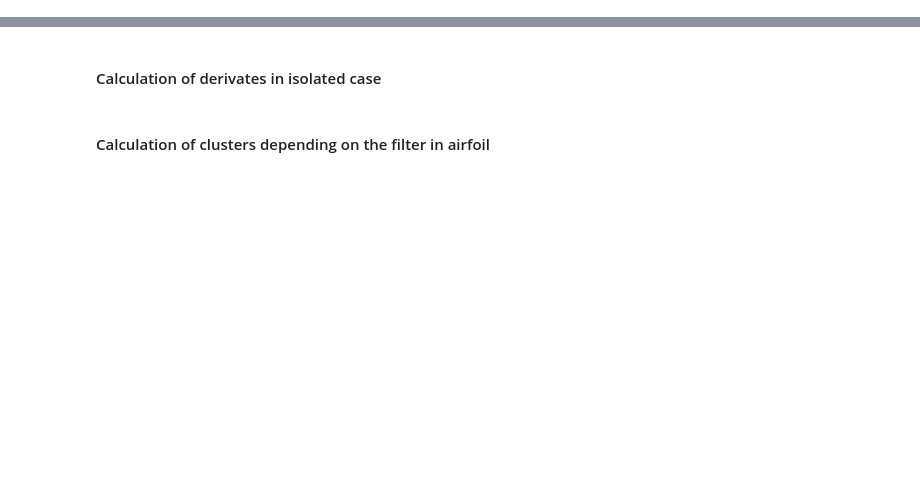
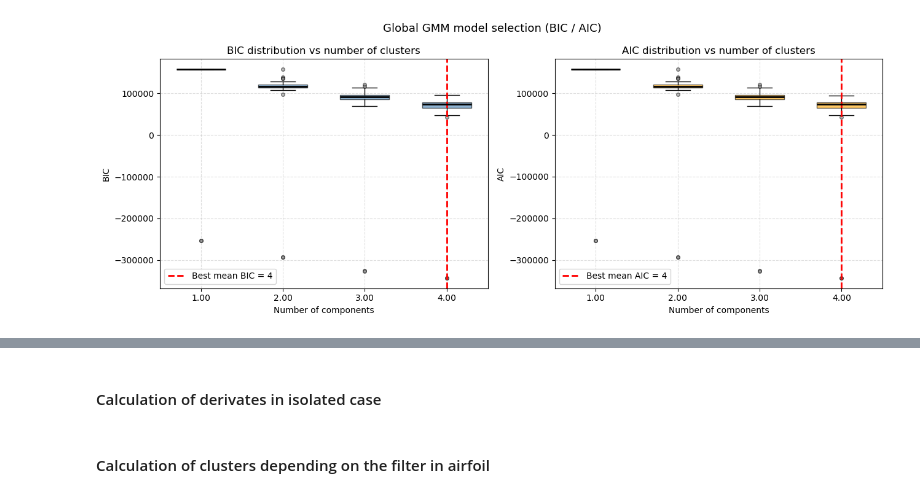
Before and after one commit to ninjaraiz/fellowship-of-the-ring, a Jupyter notebook: examples/example_pylom_clustering.ipynb, the cells around one changed output, grey strips where cells are left out. Drawn from its saved outputs; the diff is of its cells as text; code cells hidden in the pictures; blank space fills up the shorter version.

```diff
--- a/examples/example_pylom_clustering.ipynb
+++ b/examples/example_pylom_clustering.ipynb
@@ -1,11 +1,11 @@
 # %%
+import sys
 try:
     import pyLOM
     print('Entorno con pyLOM instalado')
 except ImportError as e:
     print(e)
     print('Imported by local repository')
-    import sys
     sys.path.append('/home/migueljaraiz/anaconda3/repos/pyLowOrder')
 
 from FotR import FRODO
@@ -13,20 +13,22 @@ import matplotlib.pyplot as plt
 import os
 
 config = {
-    'laptop': {
-        'root_dir': '/home/migueljaraiz/anaconda3/repos/',
-        'folder_to_save': '/home/migueljaraiz/anaconda3/repos/GMM_TIFON/',
+    'root_dir':{
+        'laptop': '/home/migueljaraiz/anaconda3/repos/',
+        'cluster': '/home/m.jaraiz/Documentos/DATASETS/data_TIFON/rans3_extended/outputs/',
+        'FotR_ex': '/home/m.jaraiz/Documentos/DATASETS/data_TIFON/rans3_extended/outputs/'
     },
-    'cluster': {
-        'root_dir': '/home/m.jaraiz/Documentos/DATASETS/data_TIFON/rans3_extended/outputs/',
-        'folder_to_save': '/home/m.jaraiz/Documentos/GMM/GMM_TIFON/'
+    'folder_to_save':{
+        'laptop': '/home/migueljaraiz/anaconda3/repos/GMM_TIFON/',
+        'cluster': '/home/m.jaraiz/Documentos/GMM/GMM_TIFON/',
+        'FotR_ex': './example_GMM/'
     }
 }
 
-pc = 'laptop'
+pc = 'FotR_ex'
 
 db = FRODO(
-    root_dir = config[pc]['root_dir'],
+    root_dir = config['root_dir'][pc],
     format = 'PYLOM',
     file = 'CADGroup_3_completo_stage_1.h5')
 
@@ -72,67 +74,87 @@ xyz = db.sets.get_xyz()           # (npoints, 3)
 aoa   = db.sets.get_variable('aoa') # (500,)
 mach = db.sets.get_variable('mach')   # (500,)
 cp  = db.sets.get_field('cp')     # (npoints, 500)
-gradrho = db.sets.get_field('gradrho')[0, :, :]#np.linalg.norm(db.sets.get_field('gradrho'), ord=2,axis=0)
-gradT = db.sets.get_field('gradT')[0, :, :]#np.linalg.norm(db.sets.get_field('gradT'), ord=2,axis=0)
+gradrhox = db.sets.get_field('gradrho')[0, :, :]#np.linalg.norm(db.sets.get_field('gradrho'), ord=2,axis=0)
+gradTx = db.sets.get_field('gradT')[0, :, :]#np.linalg.norm(db.sets.get_field('gradT'), ord=2,axis=0)
+
 
 from FotR import SAM
 import torch
 xyz_sort, order_sort = SAM.Weapons.sort_by_centroid(xyz)
 cp_sort = cp[order_sort, :]
-gradrho_sort = gradrho[order_sort, :]
-gradT_sort = gradT[order_sort, :]
+gradrhox_sort = gradrhox[order_sort, :]
+gradTx_sort = gradTx[order_sort, :]
 
-sep = 120
-tensor_ptos = torch.from_numpy(xyz_sort[::sep, :])
-tensor_cp   = torch.from_numpy(cp_sort[::sep,  :])
-tensor_gradrho = torch.from_numpy(gradrho_sort[::sep, :])
-tensor_gradT = torch.from_numpy(gradT_sort[::sep, :])
+sep = 1
+clusters = 2
+def segmentar_tensor(tensor, sep):
+    return torch.from_numpy(tensor[::sep, :]) if sep != 1 else torch.from_numpy(tensor)
 
-N = tensor_ptos.shape[0]
+tensor_ptos = segmentar_tensor(xyz_sort, sep)
+tensor_cp = segmentar_tensor(cp_sort, sep)
+tensor_gradrhox = segmentar_tensor(gradrhox_sort, sep)
+tensor_gradTx = segmentar_tensor(gradTx_sort, sep)
 
 # ── derivada por longitud de arco ─────────────────────────────────────────
 dcp_ds = torch.zeros(tensor_cp.shape, dtype=torch.float64)
+dcp2_ds = torch.zeros(tensor_cp.shape, dtype=torch.float64)
 for case in range(tensor_cp.shape[1]):
     dcp_ds[:, case] = SAM.Weapons.surface_derivative(
         X=tensor_ptos, f=tensor_cp[:, case], order=1
+    )
+    dcp2_ds = SAM.Weapons.surface_derivative(
+        X=tensor_ptos, f=dcp_ds[:, case], order=1
     )
 
 def symlog(x, linthresh=1e-3):
     return torch.sign(x) * torch.log10(1 + torch.abs(x) / linthresh)
 
-# Ejemplo
 dcp_ds_log = symlog(dcp_ds, linthresh=1e-4)
+dcp2_ds_log = symlog(dcp2_ds, linthresh=1e-4)
+gradrhox_log = symlog(tensor_gradrhox, linthresh=1e-4)
+gradTx_log = symlog(tensor_gradTx, linthresh=1e-4)
 
 db_one = db.copy()
 db_one.sets.add_aux(
-    array_name = 'dcp_ds',
-    array = dcp_ds.numpy(),
-    notes = 'Derivada sobre contorno')
+    array_name = 'dcp_ds_log',
+    array = dcp_ds_log.numpy(),
+    notes = 'Log dcp_ds')
 
 db_one.sets.add_aux(
-    array_name = 'log_dcp_ds',
-    array = dcp_ds_log.numpy(),
-    notes = 'Log derivada sobre contorno'
+    array_name = 'dcp2_ds_log',
+    array = dcp2_ds_log.numpy(),
+    notes = 'Log dcp2_ds')
+
+db_one.sets.add_aux(
+    array_name = 'gradrhox_log',
+    array = gradrhox_log.numpy(),
+    notes = 'Log gradrhox'
+)
+
+db_one.sets.add_aux(
+    array_name = 'gradTx_log',
+    array = gradTx_log.numpy(),
+    notes = 'Log gradTx'
 )
 
 db_one.data_dict['inputs']['ptos'] = tensor_ptos.numpy()
 db_one.data_dict['outputs']['cp'] = tensor_cp.numpy()
-db_one.data_dict['outputs']['gradrho'] = tensor_gradrho.numpy()
-db_one.data_dict['outputs']['gradT'] = tensor_gradT.numpy()
+[db_one.data_dict['outputs'].pop(key, None) for key in ['gradT', 'gradrho']]
+db_one.sets.create_jset(verbose=False)
 # display(db_one.df_data)
 
 db_one.sets.create_jset(verbose=False)
 
-features = ['log_dcp_ds', 'gradrho']
+features = ['dcp_ds_log', 'dcp2_ds_log', 'gradrhox_log', 'gradTx_log']
 folder_name = '_'.join(features)
 df_data_complete, _ = SAM.Weapons.GMM(
     df_data=db_one.df_data,
     BIC_study=True,
     groupby=["aoa", "mach"],
-    nclusters=2,
+    nclusters=clusters,
     features=features,
     save_pictures=True,
-    folder_to_save=os.path.join(config[pc]['folder_to_save'], f'{folder_name}/sep_{sep}'),
+    folder_to_save=os.path.join(config['folder_to_save'][pc], f'{folder_name}/sep_{sep}/c_{clusters}'),
     n_components_range=range(1, 5),
     covariance_type="diag",
     max_iter=300,
@@ -142,7 +164,7 @@ df_data_complete, _ = SAM.Weapons.GMM(
     verbose = True
 )
 
-os.makedirs(os.path.join(config[pc]['folder_to_save'], f'{folder_name}/sep_{sep}/isolate_cases'), exist_ok=True)
+os.makedirs(os.path.join(config['folder_to_save'][pc], f'{folder_name}/sep_{sep}/c_{clusters}/isolate_cases'), exist_ok=True)
 for case in range(len(df_data_complete['aoa'].unique())):
     df_case = df_data_complete.groupby(['aoa', 'mach']).get_group((df_data_complete['aoa'].unique()[case], df_data_complete['mach'].unique()[case]))
     fig, ax = plt.subplots(1, 1, figsize=(10, 6))
@@ -154,10 +176,10 @@ for case in range(len(df_data_complete['aoa'].unique())):
     ax.set_ylim(df_case['z'].min() - 0.1, df_case['z'].max() + 0.1)
 
     ax1 = ax.twinx()
-    ax1.scatter(df_case['x'], df_case['cp'], c=df_case['clusters_GMM'], s=50, edgecolor='k', alpha=0.7, cmap='viridis')
+    ax1.scatter(df_case['x'], df_case['cp'], c=df_case['clusters_GMM'], s=20, alpha=0.7, cmap='viridis')
     ax1.set_ylabel('cp')
 
-    plt.savefig(os.path.join(config[pc]['folder_to_save'], f'{folder_name}/sep_{sep}/isolate_cases', f'case_{case}.png'))
+    plt.savefig(os.path.join(config['folder_to_save'][pc], f'{folder_name}/sep_{sep}/c_{clusters}/isolate_cases', f'case_{case}.png'))
     plt.close()
 # %% [output]
         WARNING: Actual format does not have residuals class implemented. Residuals methods will not be available in FRODO instance.
@@ -172,0 +198 @@ WARNING: df_metrics only works if BIC_study is activated.
+[figure, added]
```
Also changed, not shown: parts of 5 cells of this notebook, 3 other files.
